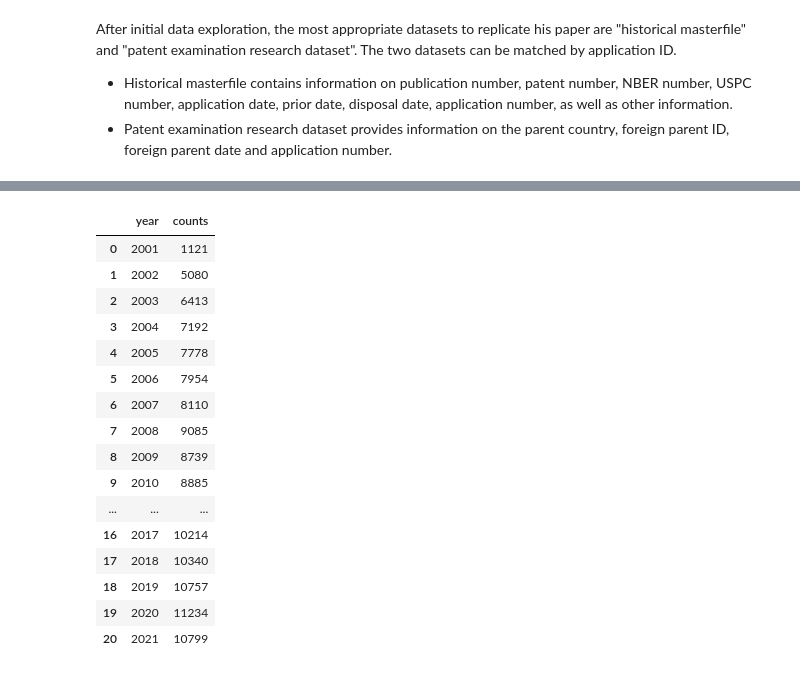
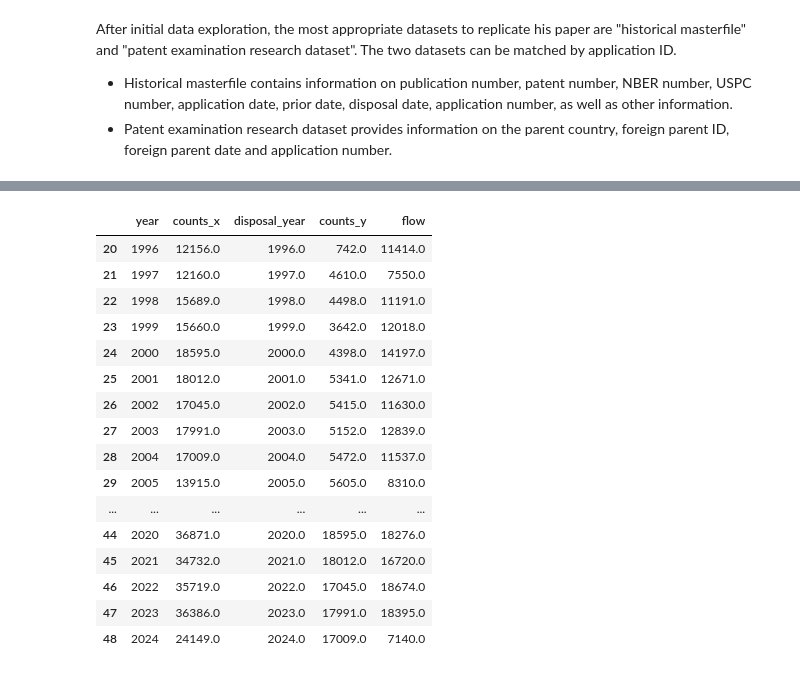
Before and after one commit to yueyun-zhang/InnovationEconomics-Exploration, a Jupyter notebook: USPTO_Data/20240828-DataExploration.ipynb, the cells around one changed output, grey strips where cells are left out. Saved outputs shown, nothing was run; the diff lists cells and outputs as text; code cells hidden in the pictures.

```diff
--- a/USPTO_Data/20240828-DataExploration.ipynb
+++ b/USPTO_Data/20240828-DataExploration.ipynb
@@ -65,20 +84,2 @@ count_agg_year = data.groupby('year').size().reset_index(name='counts')
 # %%
-count_agg_year
+disposal_outflow = data1.groupby('disposal_year').size().reset_index(name='counts')
-# %% [output]
-|  | year | counts |
-| 0 | 2001 | 1121 |
-| 1 | 2002 | 5080 |
-| 2 | 2003 | 6413 |
-| 3 | 2004 | 7192 |
-| 4 | 2005 | 7778 |
-| 5 | 2006 | 7954 |
-| 6 | 2007 | 8110 |
-| 7 | 2008 | 9085 |
-| 8 | 2009 | 8739 |
-| 9 | 2010 | 8885 |
-| ... | ... | ... |
-| 16 | 2017 | 10214 |
-| 17 | 2018 | 10340 |
-| 18 | 2019 | 10757 |
-| 19 | 2020 | 11234 |
-| 20 | 2021 | 10799 |
@@ -85 +92,21 @@ count_agg_year
+# %%
+flow
+# %% [output]
+|  | year | counts_x | disposal_year | counts_y | flow |
+| 20 | 1996 | 12156.0 | 1996.0 | 742.0 | 11414.0 |
+| 21 | 1997 | 12160.0 | 1997.0 | 4610.0 | 7550.0 |
+| 22 | 1998 | 15689.0 | 1998.0 | 4498.0 | 11191.0 |
+| 23 | 1999 | 15660.0 | 1999.0 | 3642.0 | 12018.0 |
+| 24 | 2000 | 18595.0 | 2000.0 | 4398.0 | 14197.0 |
+| 25 | 2001 | 18012.0 | 2001.0 | 5341.0 | 12671.0 |
+| 26 | 2002 | 17045.0 | 2002.0 | 5415.0 | 11630.0 |
+| 27 | 2003 | 17991.0 | 2003.0 | 5152.0 | 12839.0 |
+| 28 | 2004 | 17009.0 | 2004.0 | 5472.0 | 11537.0 |
+| 29 | 2005 | 13915.0 | 2005.0 | 5605.0 | 8310.0 |
+| ... | ... | ... | ... | ... | ... |
+| 44 | 2020 | 36871.0 | 2020.0 | 18595.0 | 18276.0 |
+| 45 | 2021 | 34732.0 | 2021.0 | 18012.0 | 16720.0 |
+| 46 | 2022 | 35719.0 | 2022.0 | 17045.0 | 18674.0 |
+| 47 | 2023 | 36386.0 | 2023.0 | 17991.0 | 18395.0 |
+| 48 | 2024 | 24149.0 | 2024.0 | 17009.0 | 7140.0 |
 # %%
```
Also changed, not shown: parts of 39 cells of this notebook.
